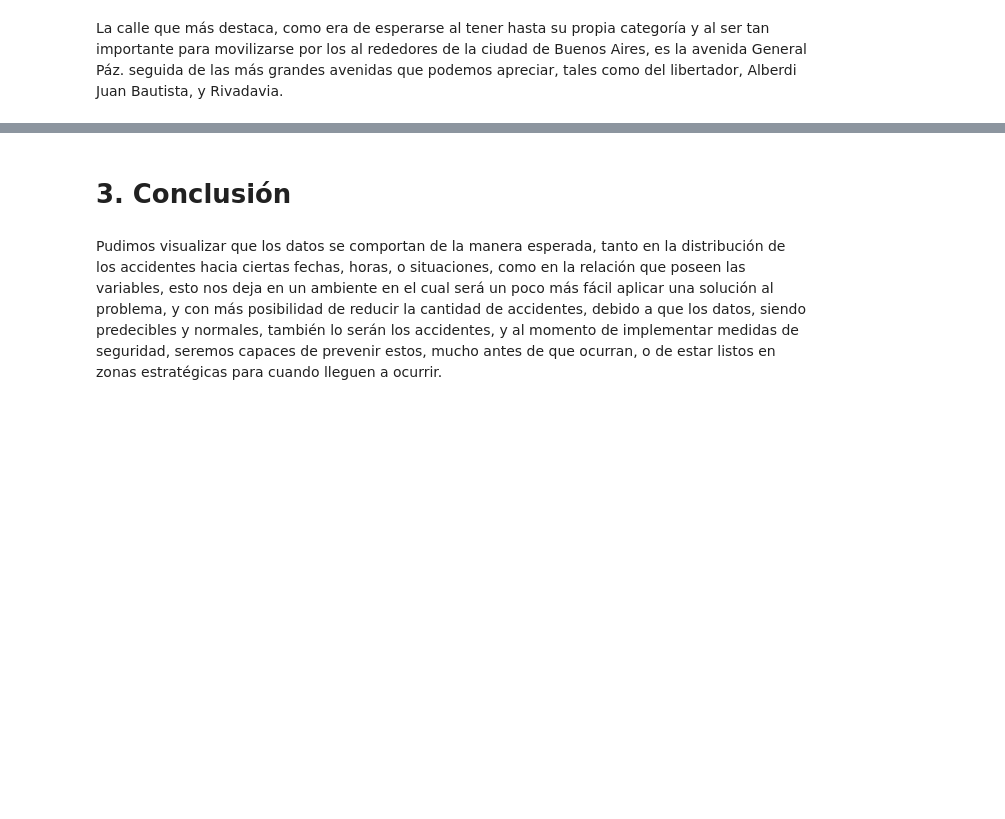
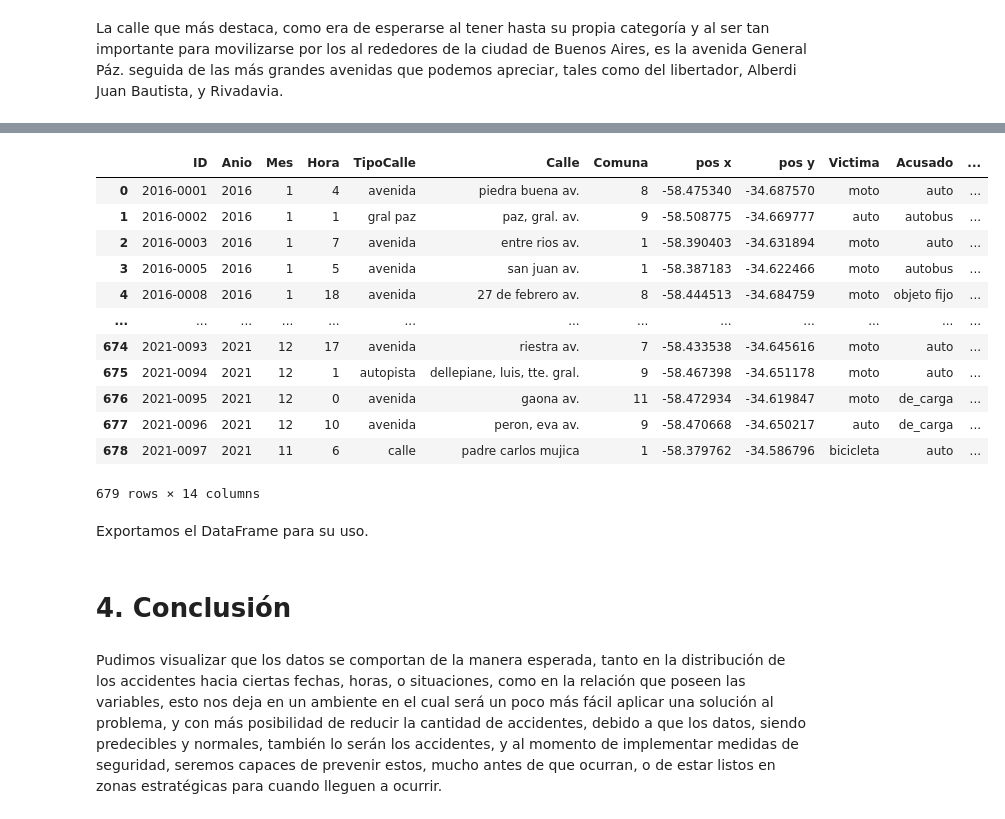
Before and after one commit to Aeregon-Sharks/Data-Analytics-Accidentes, a Jupyter notebook: Notebooks/EDA.ipynb, the cells around one changed output, grey strips where cells are left out. Saved outputs shown, nothing was run; the diff lists cells and outputs as text; code cells hidden in the pictures; blank space fills up the shorter version.

```diff
--- a/Notebooks/EDA.ipynb
+++ b/Notebooks/EDA.ipynb
@@ -278,0 +308,22 @@ La calle que más destaca, como era de esperarse al tener hasta su propia catego
+# %%
+df = pd.merge(df_h, df_v, left_on='ID', right_on='IdHecho', how='left').drop(columns=['IdHecho', 'NVictimas']) # Juntamos los dataframes y eliminamos las columnas que no usaremos.
+df['Sexo'] = df['Sexo'].fillna(df['Sexo'].mode().iloc[0]) # Llenamos los datos nulos con la moda en Sexo.
+df['Edad'] = df['Edad'].fillna(np.random.choice(df['Edad'].value_counts().iloc[:10].index)) # Llenamos los nulos en edad con una opción aleatoria entre las 10 edades que más aparecen en el DataFrame.
+df['Edad'] = df['Edad'].astype(int) # Convertimos la edad a entero.
+df # Visualizamos.
+# %% [output]
+|  | ID | Anio | Mes | Hora | TipoCalle | Calle | Comuna | pos x | pos y | Victima | Acusado | ... |
+| 0 | 2016-0001 | 2016 | 1 | 4 | avenida | piedra buena av. | 8 | -58.475340 | -34.687570 | moto | auto | ... |
+| 1 | 2016-0002 | 2016 | 1 | 1 | gral paz | paz, gral. av. | 9 | -58.508775 | -34.669777 | auto | autobus | ... |
+| 2 | 2016-0003 | 2016 | 1 | 7 | avenida | entre rios av. | 1 | -58.390403 | -34.631894 | moto | auto | ... |
+| 3 | 2016-0005 | 2016 | 1 | 5 | avenida | san juan av. | 1 | -58.387183 | -34.622466 | moto | autobus | ... |
+| 4 | 2016-0008 | 2016 | 1 | 18 | avenida | 27 de febrero av. | 8 | -58.444513 | -34.684759 | moto | objeto fijo | ... |
+| ... | ... | ... | ... | ... | ... | ... | ... | ... | ... | ... | ... | ... |
+| 674 | 2021-0093 | 2021 | 12 | 17 | avenida | riestra av. | 7 | -58.433538 | -34.645616 | moto | auto | ... |
+| 675 | 2021-0094 | 2021 | 12 | 1 | autopista | dellepiane, luis, tte. gral. | 9 | -58.467398 | -34.651178 | moto | auto | ... |
+| 676 | 2021-0095 | 2021 | 12 | 0 | avenida | gaona av. | 11 | -58.472934 | -34.619847 | moto | de_carga | ... |
+| 677 | 2021-0096 | 2021 | 12 | 10 | avenida | peron, eva av. | 9 | -58.470668 | -34.650217 | auto | de_carga | ... |
+| 678 | 2021-0097 | 2021 | 11 | 6 | calle | padre carlos mujica | 1 | -58.379762 | -34.586796 | bicicleta | auto | ... |
+679 rows × 14 columns
+# %% [markdown]
+Exportamos el DataFrame para su uso.
@@ -279,4 +332,4 @@ La calle que más destaca, como era de esperarse al tener hasta su propia catego
 # %% [markdown]
-# 3. Conclusión
+# 4. Conclusión
 # %% [markdown]
 Pudimos visualizar que los datos se comportan de la manera esperada, tanto en la distribución de los accidentes hacia ciertas fechas, horas, o situaciones, como en la relación que poseen las variables, esto nos deja en un ambiente en el cual será un poco más fácil aplicar una solución al problema, y con más posibilidad de reducir la cantidad de accidentes, debido a que los datos, siendo predecibles y normales, también lo serán los accidentes, y al momento de implementar medidas de seguridad, seremos capaces de prevenir estos, mucho antes de que ocurran, o de estar listos en zonas estratégicas para cuando lleguen a ocurrir.
```
Also changed, not shown: parts of 13 cells of this notebook, 8 other files.
